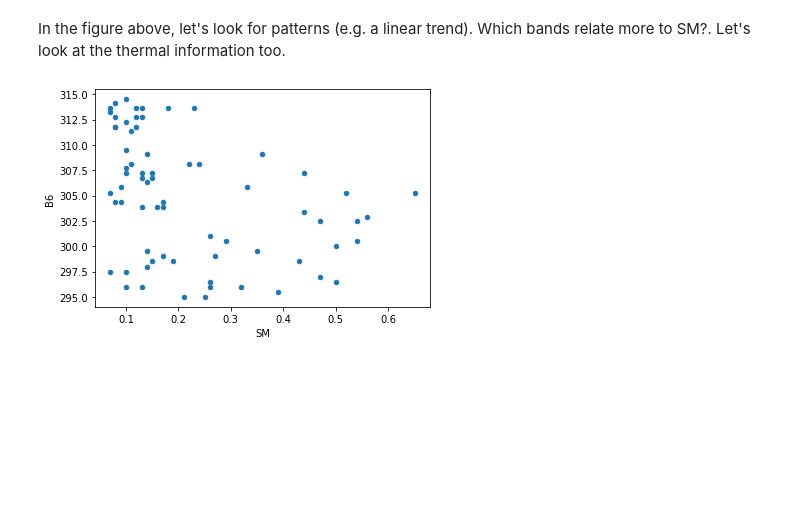
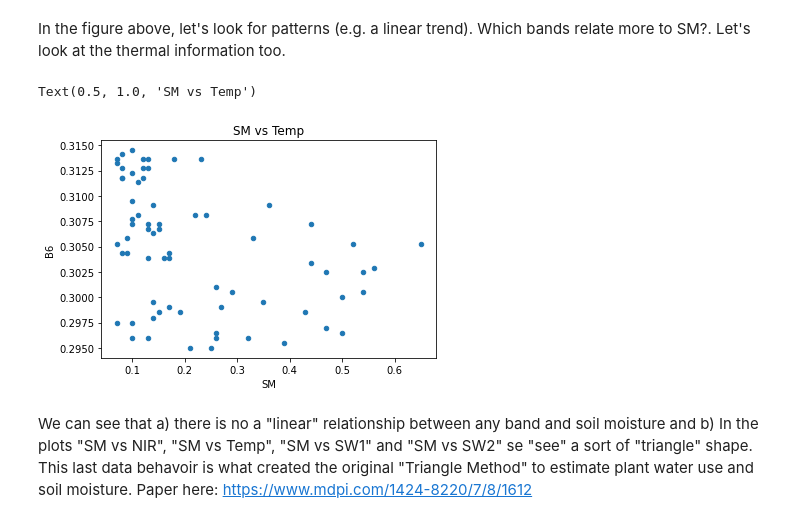
Before and after one commit to diviningwater/Machine-Learning-Applications-in-Remote-Sensing-Data, a Jupyter notebook: DSAW Application 1 Step 2.ipynb, the cells around one changed output. Cells and saved outputs as stored; diff of their text form; code cells hidden in the pictures; blank space fills up the shorter version.

```diff
--- a/DSAW Application 1 Step 2.ipynb
+++ b/DSAW Application 1 Step 2.ipynb
@@ -72,16 +72,16 @@ The columns B1 to B7 are scaled based on Landsat metadata. https://developers.go
 Let's rescale them.
 # %%
 landsat7_may_13_sm_pixels[['B1','B2','B3','B4','B5','B7']] =landsat7_may_13_sm_pixels[['B1','B2','B3','B4','B5','B7']].multiply(0.0001, axis="index")
-landsat7_may_13_sm_pixels[['B6']] =landsat7_may_13_sm_pixels[['B6']].multiply(0.1, axis="index")
+landsat7_may_13_sm_pixels[['B6']] =landsat7_may_13_sm_pixels[['B6']].multiply(0.0001, axis="index")
 
 landsat7_may_29_sm_pixels[['B1','B2','B3','B4','B5','B7']] =landsat7_may_29_sm_pixels[['B1','B2','B3','B4','B5','B7']].multiply(0.0001, axis="index")
-landsat7_may_29_sm_pixels[['B6']] =landsat7_may_29_sm_pixels[['B6']].multiply(0.1, axis="index")
+landsat7_may_29_sm_pixels[['B6']] =landsat7_may_29_sm_pixels[['B6']].multiply(0.0001, axis="index")
 
 landsat7_jun_14_sm_pixels[['B1','B2','B3','B4','B5','B7']] =landsat7_jun_14_sm_pixels[['B1','B2','B3','B4','B5','B7']].multiply(0.0001, axis="index")
-landsat7_jun_14_sm_pixels[['B6']] =landsat7_jun_14_sm_pixels[['B6']].multiply(0.1, axis="index")
+landsat7_jun_14_sm_pixels[['B6']] =landsat7_jun_14_sm_pixels[['B6']].multiply(0.0001, axis="index")
 
 landsat7_jun_30_sm_pixels[['B1','B2','B3','B4','B5','B7']] =landsat7_jun_30_sm_pixels[['B1','B2','B3','B4','B5','B7']].multiply(0.0001, axis="index")
-landsat7_jun_30_sm_pixels[['B6']] =landsat7_jun_30_sm_pixels[['B6']].multiply(0.1, axis="index")
+landsat7_jun_30_sm_pixels[['B6']] =landsat7_jun_30_sm_pixels[['B6']].multiply(0.0001, axis="index")
 
 landsat7_may_29_sm_pixels.head(3)
 # %% [output]
@@ -148,6 +150,9 @@ Text(0.5, 1.0, 'SM vs SW2')
 # %% [markdown]
 In the figure above, let's look for patterns (e.g. a linear trend). Which bands relate more to SM?. Let's look at the thermal information too.
 # %%
-sm.plot(x ='SM', y='B6', kind = 'scatter'); #axes[2,2].set_title('SM vs Temp')
+sm.plot(x ='SM', y='B6', kind = 'scatter').set_title('SM vs Temp')
 # %% [output]
+Text(0.5, 1.0, 'SM vs Temp')
-[figure, old version]
+[figure, new version]
+# %% [markdown]
+We can see that a) there is no a "linear" relationship between any band and soil moisture and b) In the plots "SM vs NIR", "SM vs Temp", "SM vs SW1" and "SM vs SW2" se "see" a sort of "triangle" shape. This last data behavoir is what created the original "Triangle Method" to estimate plant water use and soil moisture. Paper here: https://www.mdpi.com/1424-8220/7/8/1612
```
Also changed, not shown: parts of 16 cells of this notebook, 4 other files.
